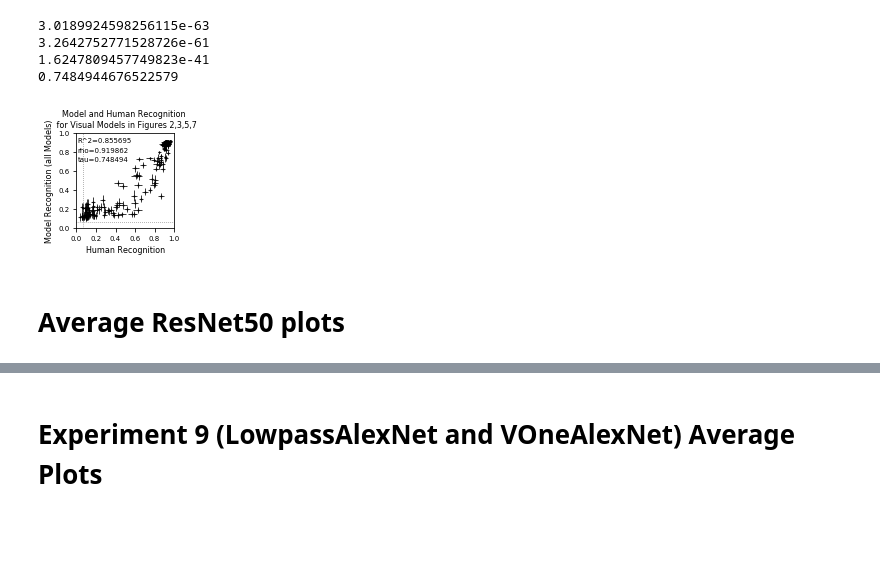
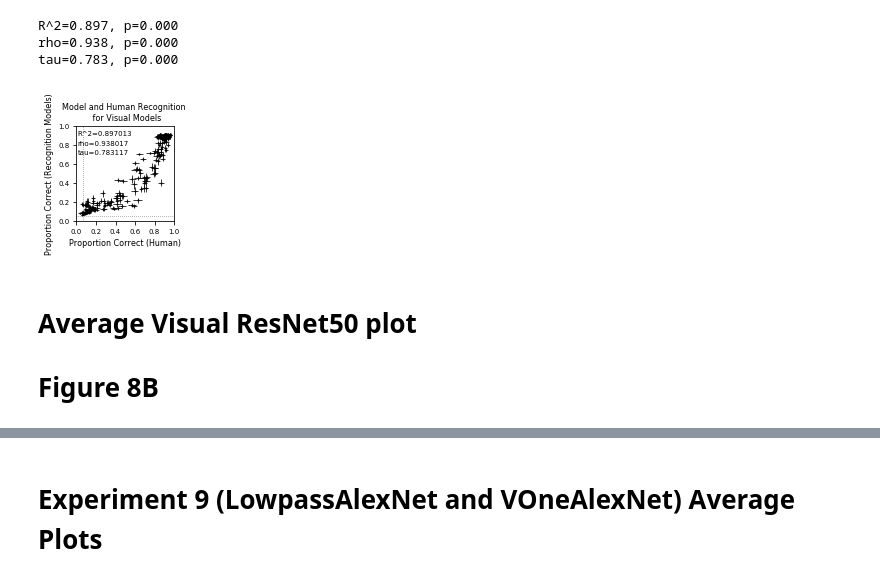
Before and after one commit to jenellefeather/model_metamers_pytorch, a Jupyter notebook: notebooks/VisualNetworkNetworkPredictions.ipynb, the cells around one changed output, grey strips where cells are left out. Drawn from its saved outputs; the diff is of its cells as text; code cells hidden in the pictures; blank space fills up the shorter version.

```diff
--- a/notebooks/VisualNetworkNetworkPredictions.ipynb
+++ b/notebooks/VisualNetworkNetworkPredictions.ipynb
@@ -103,0 +34,16 @@ model_types = ['standard','contrastive','adv_trained','rand_trained', 'other']
+# %%
+from model_analysis_folders import all_model_info
+from model_analysis_folders import color_model_info
+
+all_networks_and_layers = all_model_info.ALL_NETWORKS_AND_LAYERS_IMAGES
+
+models_to_evaluate = color_model_info.visual_models_to_plot
+
+# These models were not given specific colors/line styles, so we add them here.
+if 'alexnet_early_checkpoint' not in models_to_evaluate:
+    extra_models = ["alexnet_early_checkpoint",
+                    "alexnet_reduced_aliasing_early_checkpoint",
+                    "vonealexnet_gaussian_noise_std4_fixed"]
+    models_to_evaluate.extend(extra_models)
+
+network_network_folder = 'network_network_evaluations'
@@ -206,6 +211,5 @@ def unpack_experiment_mat(mat_file_path):
 # %%
-experiment_list = [1,5,3,4,9] # do not compare HMAX experiment.
-
+experiment_list = [1,5,3,4,9,10,12,16] # Experiments included in this analysis.
 all_experiment_dictionaries = []
 
 for exp_num in experiment_list:
@@ -221,7 +225,6 @@ for exp_num in experiment_list:
     for n_idx, network in enumerate(experiment_params['experiment_info']['networks']):
         participant_data_matrix, model_layers, conditions, participants = unpack_experiment_mat(
             '../VisionBehavioralExperiments/EXP%d_ANALYSIS/VisionExperiment%d_network_vs_humans_datamatrix_%s_public.mat'%(exp_num, exp_num, network))
-
         exp_response_dict[network] = responses_network_by_layer_mat(participant_data_matrix, model_layers, conditions, experiment_params)
 
     all_experiment_dictionaries.append(exp_response_dict)
@@ -255,49 +263,50 @@ for model in combined_experiment_dict.keys():
             combined_model_sem.append(other_models_sem)
 
 plt.figure(figsize=(1.75,1.75))
 plt.errorbar(combined_human_means,
              combined_model_means,
              fmt='.',
              xerr=combined_human_sem,
              yerr=combined_model_sem,
              color='k',
              linewidth=0.75,
              markersize=2)
 plt.plot([1/16,1/16],[0,1],':',color='grey', linewidth=0.75)
 plt.plot([0,1],[1/16,1/16],':',color='grey', linewidth=0.75)
 
 plt.xlim([0,1])
 plt.ylim([0,1])
-plt.xlabel('Human Recognition', fontsize=8)
-plt.ylabel('Model Recognition (all Models)', fontsize=8)
-plt.title('Model and Human Recognition \n for Visual Models in Figures 2,3,5,7', fontsize=8)
+plt.xlabel('Proportion Correct (Human)', fontsize=8)
+plt.ylabel('Proportion Correct (Recognition Models)', fontsize=8)
+plt.title('Model and Human Recognition \n for Visual Models', fontsize=8)
 
 import scipy.stats
 r_value, p_value = scipy.stats.pearsonr(combined_human_means, combined_model_means)
-print(p_value)
+print('R^2=%0.3f, p=%0.3f'%(r_value**2, p_value))
 plt.text(0.01,0.9,'R^2=%f'%r_value**2, fontsize=7)
 
-r_value, p_value = scipy.stats.spearmanr(combined_human_means, combined_model_means)
-print(p_value)
-plt.text(0.01,0.8,'rho=%f'%r_value, fontsize=7)
+# Note: in our paper we just report the spearman correlation, but other stats are
+# included here for completeness (all are significant)
+rho_value, p_value = scipy.stats.spearmanr(combined_human_means, combined_model_means)
+print('rho=%0.3f, p=%0.3f'%(rho_value, p_value))
+plt.text(0.01,0.8,'rho=%f'%rho_value, fontsize=7)
 
-r_value, p_value = scipy.stats.kendalltau(combined_human_means, combined_model_means)
-print(p_value)
-print(r_value)
-plt.text(0.01,0.7,'tau=%f'%r_value, fontsize=7)
+tau_value, p_value = scipy.stats.kendalltau(combined_human_means, combined_model_means)
+print('tau=%0.3f, p=%0.3f'%(tau_value, p_value))
+plt.text(0.01,0.7,'tau=%f'%tau_value, fontsize=7)
 
 plt.xticks([0, 0.2, 0.4, 0.6, 0.8, 1])
 plt.yticks([0, 0.2, 0.4, 0.6, 0.8, 1])
 
-plt.savefig('ScatterModelHumanVisualModels_WITH_EXP9.pdf')
+# plt.savefig('ScatterModelHumanVisualModels.pdf')
 
 # Change back for the other plots in this notebook
 matplotlib.rcParams.update({'font.size': 6})
 # %% [output]
-3.0189924598256115e-63
-3.2642752771528726e-61
-1.6247809457749823e-41
-0.7484944676522579
+R^2=0.897, p=0.000
+rho=0.938, p=0.000
+tau=0.783, p=0.000
-[figure, old version]
+[figure, new version]
 # %% [markdown]
-# Average ResNet50 plots
+# Average Visual ResNet50 plot
+# Figure 8B
```
Also changed, not shown: parts of 15 cells of this notebook, 27 other files.
